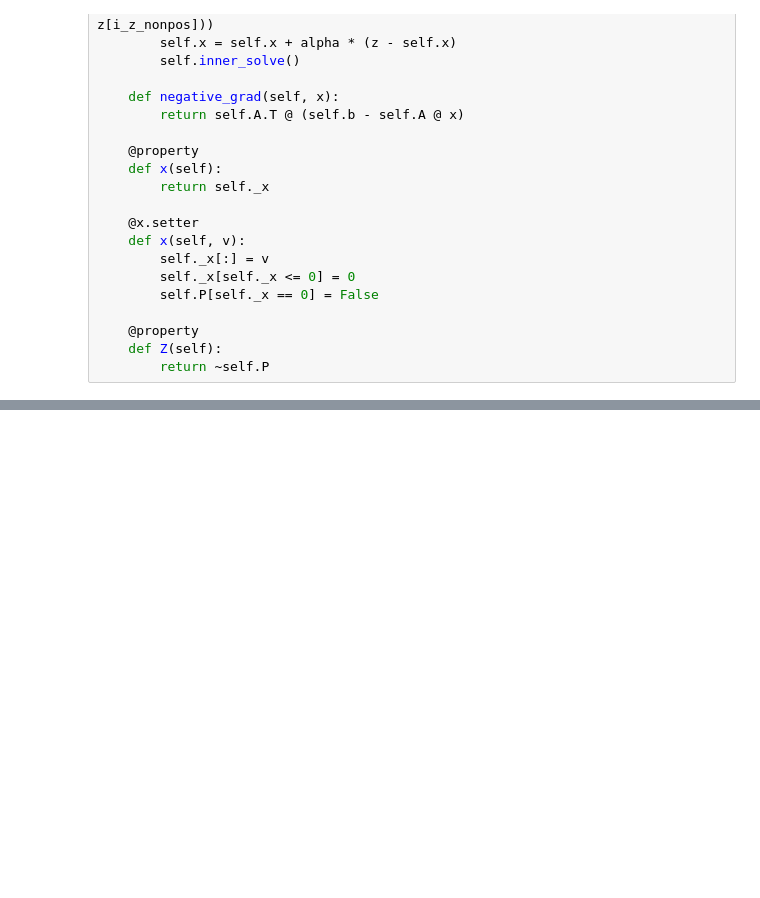
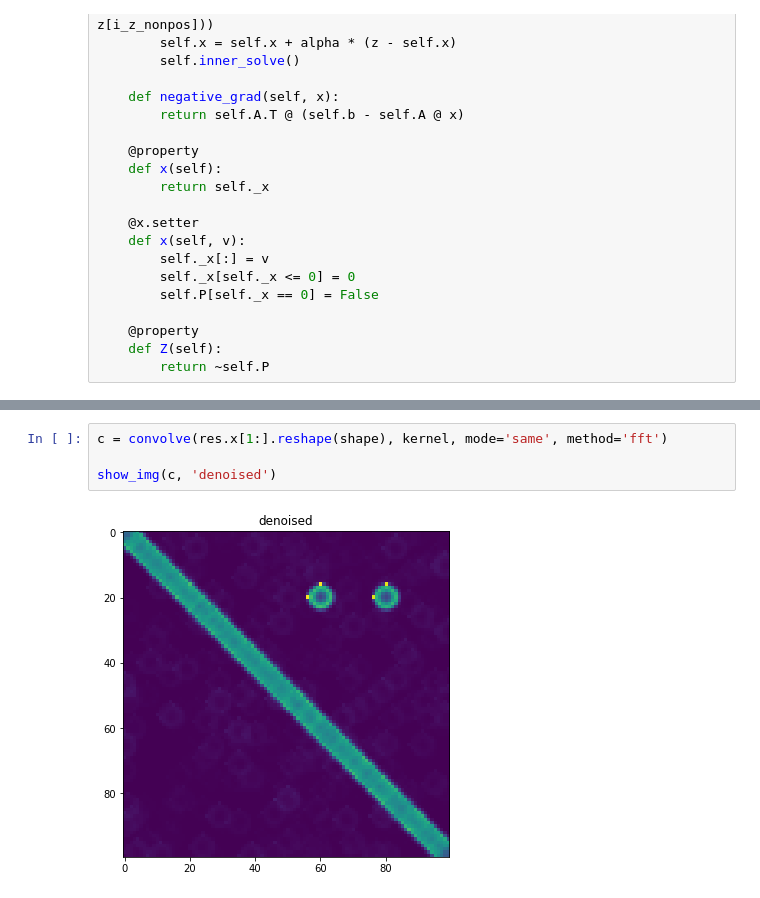
Before and after one commit to pyoadfe/seminars, a Jupyter notebook: nnls.ipynb, the cells around one changed output, grey strips where cells are left out. Drawn from its saved outputs; the diff is of its cells as text; blank space fills up the shorter version.

```diff
--- a/nnls.ipynb
+++ b/nnls.ipynb
@@ -148,0 +192,6 @@ To use the future default and silence this warning we advise to pass `rcond=None
+# %%
+c = convolve(res.x[1:].reshape(shape), kernel, mode='same', method='fft')
+
+show_img(c, 'denoised')
+# %% [output]
+[figure, added]
```
Also changed, not shown: parts of 8 cells of this notebook.
